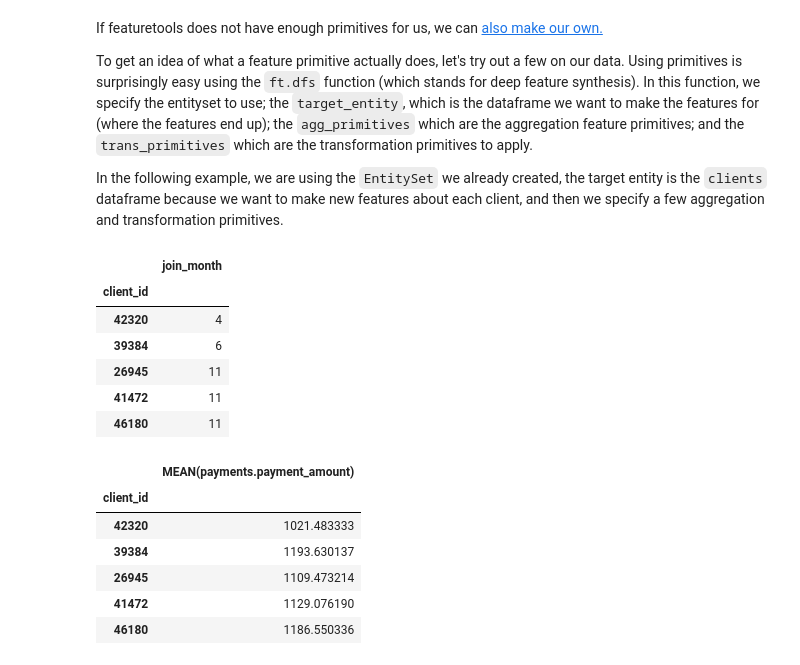
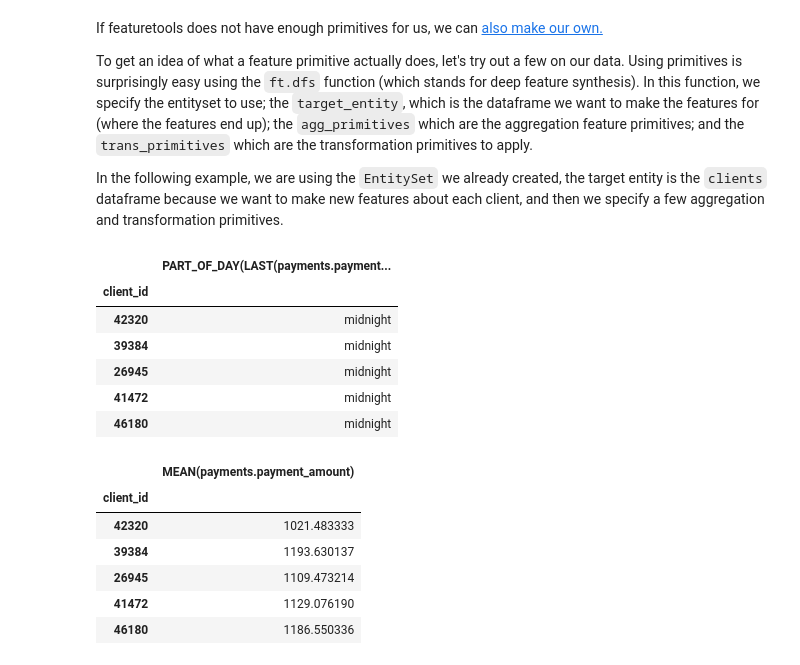
Before and after one commit to whitekuj02/automated-feature-engineering, a Jupyter notebook: walk_through/Automated_Feature_Engineering.ipynb, the cells around one changed output. Cells and saved outputs as stored; diff of their text form; code cells hidden in the pictures.

```diff
--- a/walk_through/Automated_Feature_Engineering.ipynb
+++ b/walk_through/Automated_Feature_Engineering.ipynb
@@ -385,18 +385,18 @@ In the following example, we are using the `EntitySet` we already created, the t
 # %%
 # Create new features using specified primitives
 features, feature_names = ft.dfs(entityset = es, target_dataframe_name = 'clients',
-                                 agg_primitives = ['mean', 'max', 'percent_true', 'last'],
+                                 agg_primitives = ['mean', 'max', 'percent_true', 'last', 'sum'],
                                  trans_primitives = ["part_of_day"])
 # %%
-pd.DataFrame(features['join_month'].head())
+pd.DataFrame(features['PART_OF_DAY(LAST(payments.payment_date))'].head())
 # %% [output]
-|  | join_month |
+|  | PART_OF_DAY(LAST(payments.payment... |
 | client_id |  |
-| 42320 | 4 |
-| 39384 | 6 |
-| 26945 | 11 |
-| 41472 | 11 |
-| 46180 | 11 |
+| 42320 | midnight |
+| 39384 | midnight |
+| 26945 | midnight |
+| 41472 | midnight |
+| 46180 | midnight |
 # %%
 pd.DataFrame(features['MEAN(payments.payment_amount)'].head())
 # %% [output]
```
Also changed, not shown: parts of 4 cells of this notebook.
